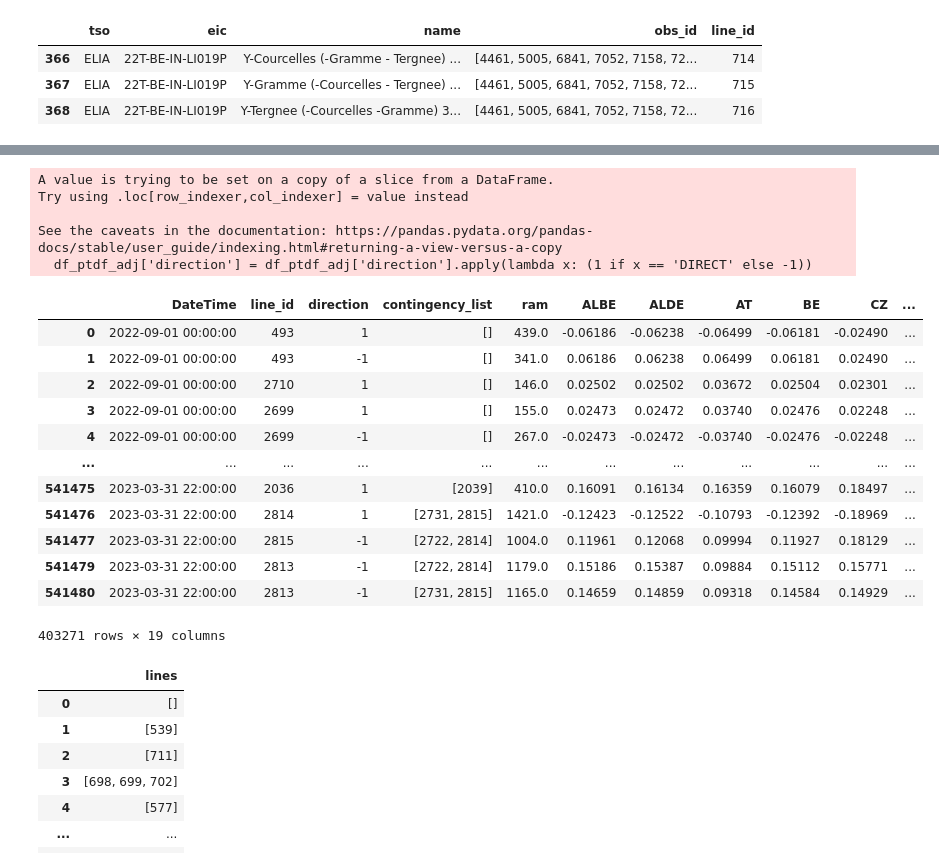
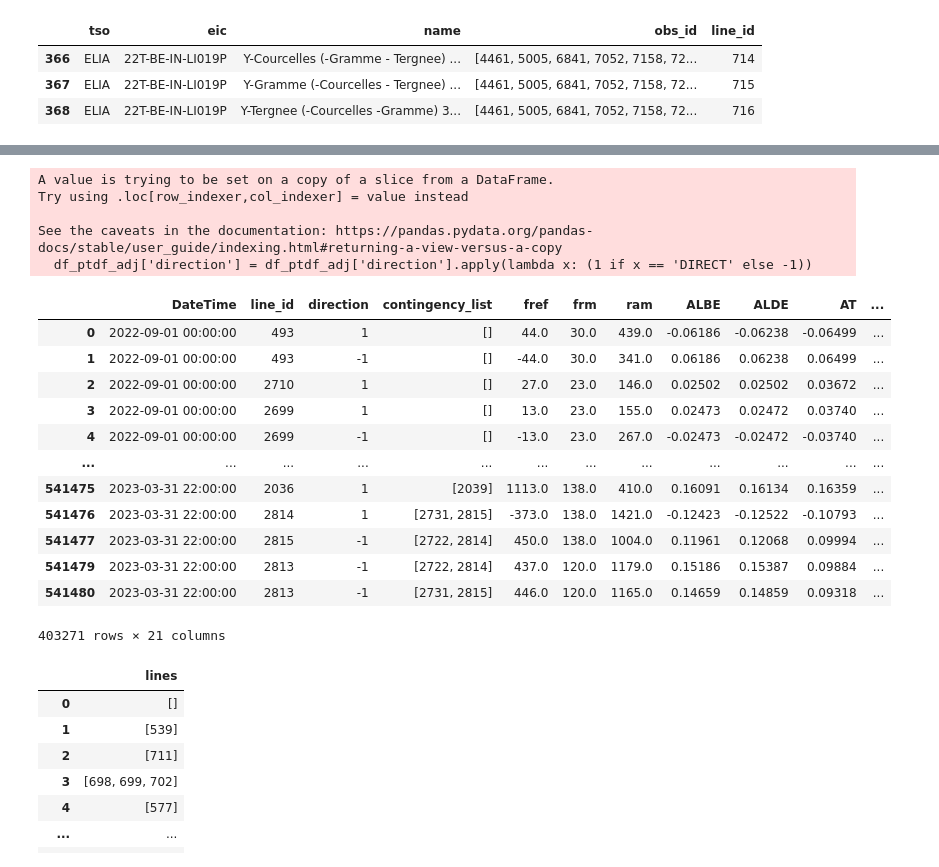
Before and after one commit to kbruninx/FBMC, a Jupyter notebook: flow_based_domain/PTDF Observations.ipynb, the cells around one changed output, grey strips where cells are left out. Drawn from its saved outputs; the diff is of its cells as text; code cells hidden in the pictures.

```diff
--- a/flow_based_domain/PTDF Observations.ipynb
+++ b/flow_based_domain/PTDF Observations.ipynb
@@ -48,7 +42,7 @@ df_ptdf = df_ptdf.reset_index()
 
 df_ptdf = df_ptdf[df_ptdf.cneEic != 'NA']
 df_ptdf = df_ptdf[[
-    'DateTime', 'cneName', 'cneEic', 'tso', 'direction', 'substationFrom', 'substationTo', 'contingencies', 'ram', 'ptdf_ALBE', 'ptdf_ALDE', 'ptdf_AT', 'ptdf_BE', 'ptdf_CZ', 'ptdf_DE', 'ptdf_FR', 'ptdf_HR', 'ptdf_HU', 'ptdf_NL',
+    'DateTime', 'cneName', 'cneEic', 'tso', 'direction', 'substationFrom', 'substationTo', 'contingencies', 'fref', 'frm', 'ram', 'ptdf_ALBE', 'ptdf_ALDE', 'ptdf_AT', 'ptdf_BE', 'ptdf_CZ', 'ptdf_DE', 'ptdf_FR', 'ptdf_HR', 'ptdf_HU', 'ptdf_NL',
     'ptdf_PL', 'ptdf_RO', 'ptdf_SI', 'ptdf_SK'
 ]]
 
@@ -71,5 +65,5 @@ display(df_ptdf)
 # %%
-df_ptdf.columns = ['DateTime', 'name', 'eic', 'tso', 'direction', 'substation_from', 'substation_to', 'contingencies', 'ram'] + hubs
+df_ptdf.columns = ['DateTime', 'name', 'eic', 'tso', 'direction', 'substation_from', 'substation_to', 'contingencies', 'fref', 'frm', 'ram'] + hubs
 df_ptdf['contingencies'] = df_ptdf['contingencies'].apply(lambda c_list: list(filter(lambda c: c['elementType'] in ['Line', 'TieLine'], c_list)))
 
 #df_ptdf_test = df_ptdf.copy()
@@ -420,37 +414,37 @@ remainder_eic = [
 # %%
 df_ptdf_remainder_filled = pd.read_excel('eic_manual_completion.xlsx', index_col=0)
 
 for index, row in df_ptdf_remainder_filled.iterrows():
     df_ptdf_adj.loc[
         (df_ptdf_adj.eic == row['eic']) &
         (df_ptdf_adj.tso == row['tso']) &
         (df_ptdf_adj.substation_from == row['substation_from']) &
         (df_ptdf_adj.substation_to == row['substation_to']), 'line_id'] = row['line_id']
 
 df_ptdf_adj['direction'] = df_ptdf_adj['direction'].apply(lambda x: (1 if x == 'DIRECT' else -1))
-df_ptdf_adj = df_ptdf_adj[['DateTime', 'line_id', 'direction', 'contingency_list', 'ram'] + hubs]
+df_ptdf_adj = df_ptdf_adj[['DateTime', 'line_id', 'direction', 'contingency_list', 'fref', 'frm', 'ram'] + hubs]
 
 display(df_ptdf_adj)
 #df_ptdf_adj.to_excel("ptdf_z.xlsx")
 # %% [output]
 A value is trying to be set on a copy of a slice from a DataFrame.
 Try using .loc[row_indexer,col_indexer] = value instead
 
 See the caveats in the documentation: https://pandas.pydata.org/pandas-docs/stable/user_guide/indexing.html#returning-a-view-versus-a-copy
   df_ptdf_adj['direction'] = df_ptdf_adj['direction'].apply(lambda x: (1 if x == 'DIRECT' else -1))
-|  | DateTime | line_id | direction | contingency_list | ram | ALBE | ALDE | AT | BE | CZ | ... |
-| 0 | 2022-09-01 00:00:00 | 493 | 1 | [] | 439.0 | -0.06186 | -0.06238 | -0.06499 | -0.06181 | -0.02490 | ... |
-| 1 | 2022-09-01 00:00:00 | 493 | -1 | [] | 341.0 | 0.06186 | 0.06238 | 0.06499 | 0.06181 | 0.02490 | ... |
-| 2 | 2022-09-01 00:00:00 | 2710 | 1 | [] | 146.0 | 0.02502 | 0.02502 | 0.03672 | 0.02504 | 0.02301 | ... |
-| 3 | 2022-09-01 00:00:00 | 2699 | 1 | [] | 155.0 | 0.02473 | 0.02472 | 0.03740 | 0.02476 | 0.02248 | ... |
-| 4 | 2022-09-01 00:00:00 | 2699 | -1 | [] | 267.0 | -0.02473 | -0.02472 | -0.03740 | -0.02476 | -0.02248 | ... |
+|  | DateTime | line_id | direction | contingency_list | fref | frm | ram | ALBE | ALDE | AT | ... |
+| 0 | 2022-09-01 00:00:00 | 493 | 1 | [] | 44.0 | 30.0 | 439.0 | -0.06186 | -0.06238 | -0.06499 | ... |
+| 1 | 2022-09-01 00:00:00 | 493 | -1 | [] | -44.0 | 30.0 | 341.0 | 0.06186 | 0.06238 | 0.06499 | ... |
+| 2 | 2022-09-01 00:00:00 | 2710 | 1 | [] | 27.0 | 23.0 | 146.0 | 0.02502 | 0.02502 | 0.03672 | ... |
+| 3 | 2022-09-01 00:00:00 | 2699 | 1 | [] | 13.0 | 23.0 | 155.0 | 0.02473 | 0.02472 | 0.03740 | ... |
+| 4 | 2022-09-01 00:00:00 | 2699 | -1 | [] | -13.0 | 23.0 | 267.0 | -0.02473 | -0.02472 | -0.03740 | ... |
 | ... | ... | ... | ... | ... | ... | ... | ... | ... | ... | ... | ... |
-| 541475 | 2023-03-31 22:00:00 | 2036 | 1 | [2039] | 410.0 | 0.16091 | 0.16134 | 0.16359 | 0.16079 | 0.18497 | ... |
-| 541476 | 2023-03-31 22:00:00 | 2814 | 1 | [2731, 2815] | 1421.0 | -0.12423 | -0.12522 | -0.10793 | -0.12392 | -0.18969 | ... |
-| 541477 | 2023-03-31 22:00:00 | 2815 | -1 | [2722, 2814] | 1004.0 | 0.11961 | 0.12068 | 0.09994 | 0.11927 | 0.18129 | ... |
-| 541479 | 2023-03-31 22:00:00 | 2813 | -1 | [2722, 2814] | 1179.0 | 0.15186 | 0.15387 | 0.09884 | 0.15112 | 0.15771 | ... |
-| 541480 | 2023-03-31 22:00:00 | 2813 | -1 | [2731, 2815] | 1165.0 | 0.14659 | 0.14859 | 0.09318 | 0.14584 | 0.14929 | ... |
+| 541475 | 2023-03-31 22:00:00 | 2036 | 1 | [2039] | 1113.0 | 138.0 | 410.0 | 0.16091 | 0.16134 | 0.16359 | ... |
+| 541476 | 2023-03-31 22:00:00 | 2814 | 1 | [2731, 2815] | -373.0 | 138.0 | 1421.0 | -0.12423 | -0.12522 | -0.10793 | ... |
+| 541477 | 2023-03-31 22:00:00 | 2815 | -1 | [2722, 2814] | 450.0 | 138.0 | 1004.0 | 0.11961 | 0.12068 | 0.09994 | ... |
+| 541479 | 2023-03-31 22:00:00 | 2813 | -1 | [2722, 2814] | 437.0 | 120.0 | 1179.0 | 0.15186 | 0.15387 | 0.09884 | ... |
+| 541480 | 2023-03-31 22:00:00 | 2813 | -1 | [2731, 2815] | 446.0 | 120.0 | 1165.0 | 0.14659 | 0.14859 | 0.09318 | ... |
-403271 rows × 19 columns
+403271 rows × 21 columns
 # %%
 df_ptdf_adj['contingencies_string'] = df_ptdf_adj.contingency_list.apply(lambda s: ','.join([str(elem) for elem in s]))
 df_observed_contingencies = pd.DataFrame({
```
Also changed, not shown: parts of 8 cells of this notebook, 49 other files.
